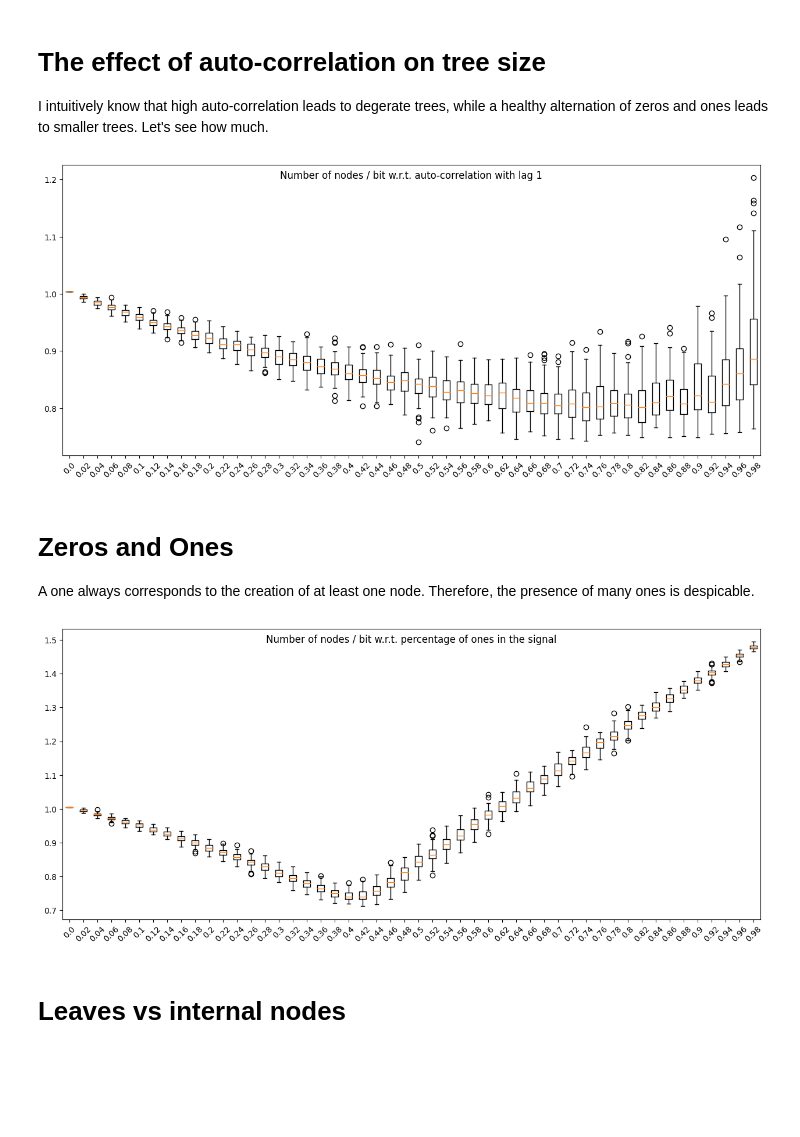
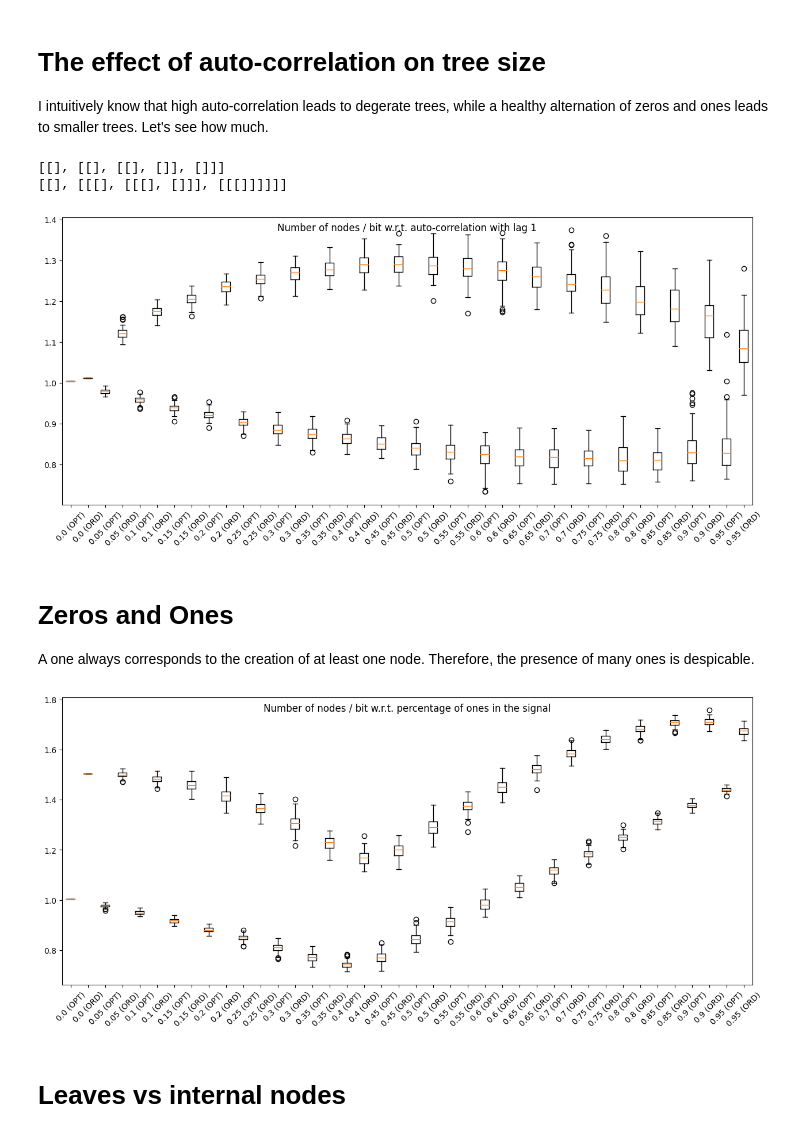
Before and after one commit to marcomaida/treecode, a Jupyter notebook: experiments/evaluation.ipynb, the cells around one changed output. Drawn from its saved outputs; the diff is of its cells as text; code cells hidden in the pictures; blank space fills up the shorter version.

```diff
--- a/experiments/evaluation.ipynb
+++ b/experiments/evaluation.ipynb
@@ -23,31 +23,56 @@ def gen_signal(length, auto_correlation):
 
 def auto_correlation(signal):
     return 1-(np.sum(np.abs(np.diff(signal))) / (len(signal)-1))
+# %%
+# Testing ord
+t = tree.TreeNode([tree.TreeNode(),
+                   tree.TreeNode([tree.TreeNode(),
+                                  tree.TreeNode([
+                                      tree.TreeNode(),
+                                      tree.TreeNode()
+                                  ]),
+                                  tree.TreeNode()])])
+print(t)
+encoding.tree_ord(t)
+print(t)
+# %% [output]
+[[], [[], [[], []], []]]
+[[], [[[], [[[], []]], [[[]]]]]]
 # %%
 # Compute number of nodes in a tree that represents a random signal
 # that has the given autocorrelation, divided by the signal length
 # Effectively returns nodes/bits
-def data_point(length, auto_correlation):
+def data_point(length, auto_correlation, encoding_function):
     stream = bs.bit_stream_literal(gen_signal(length, auto_correlation))
-    t = converter.bits_to_tree(stream)
+    t = encoding_function(stream)
     return t.n_descendants/length
 
 SIG_LENGTH = 1000
 NUM_EXAMPLES_PER_BOX = 100
-NUM_AUTOCORRELATION_STEPS = 50
+NUM_AUTOCORRELATION_STEPS = 20
 
-data = [ [data_point(SIG_LENGTH, a) for _ in range(NUM_EXAMPLES_PER_BOX)]
-         for a in np.linspace(0., 1., NUM_AUTOCORRELATION_STEPS, False)]
+data_opt = [ [data_point(SIG_LENGTH, a, encoding.bits_to_tree)
+             for _ in range(NUM_EXAMPLES_PER_BOX)]
+             for a in np.linspace(0., 1., NUM_AUTOCORRELATION_STEPS, False)]
+data_ord = [ [data_point(SIG_LENGTH, a, encoding.bits_to_tree_ord)
+              for _ in range(NUM_EXAMPLES_PER_BOX)]
+              for a in np.linspace(0., 1., NUM_AUTOCORRELATION_STEPS, False)]
+
+# Zip and flatten
+data = [dp for dpt in zip(data_opt, data_ord) for dp in dpt]
 
 fig = plt.figure(figsize =(12, 5))
 fig.suptitle("Number of nodes / bit w.r.t. auto-correlation with lag 1")
 ax = fig.add_axes([0, 0, 1, 1])
 bp = ax.boxplot(data)
-ax.set_xticklabels(np.round(np.linspace(0., 1., NUM_AUTOCORRELATION_STEPS, False),2))
+
+labels = np.round(np.linspace(0., 1., NUM_AUTOCORRELATION_STEPS, False), 2).repeat(2)
+labels = [str(labels[i]) + (" (OPT)" if i%2==0 else " (ORD)") for i in range(len(labels))]
+ax.set_xticklabels(labels)
 plt.xticks(rotation = 45)
 plt.show()
 # %% [output]
-[figure, old version]
+[figure, new version]
 # %% [markdown]
 # Zeros and Ones
 
@@ -55,28 +80,37 @@ A one always corresponds to the creation of at least one node. Therefore, the pr
 # %%
 # Compute number of nodes in a tree that represents a random signal
 # that has the given percentage of ones inside
-def data_point(length, ones_perc):
+def data_point(length, ones_perc, encoding_function):
     signal = np.random.choice([0,1], length, p=[1-ones_perc, ones_perc])
     stream = bs.bit_stream_literal(signal)
-    t = converter.bits_to_tree(stream)
+    t = encoding_function(stream)
     return t.n_descendants/length
 
 SIG_LENGTH = 1000
 NUM_EXAMPLES_PER_BOX = 100
-NUM_STEPS = 50
+NUM_STEPS = 20
 
-data = [ [data_point(SIG_LENGTH, p) for _ in range(NUM_EXAMPLES_PER_BOX)]
-         for p in np.linspace(0., 1., NUM_STEPS, False)]
+data_opt = [ [data_point(SIG_LENGTH, p, encoding.bits_to_tree)
+              for _ in range(NUM_EXAMPLES_PER_BOX)]
+              for p in np.linspace(0., 1., NUM_STEPS, False)]
+data_ord = [ [data_point(SIG_LENGTH, p, encoding.bits_to_tree_ord)
+              for _ in range(NUM_EXAMPLES_PER_BOX)]
+              for p in np.linspace(0., 1., NUM_STEPS, False)]
+
+data = [dp for dpt in zip(data_opt, data_ord) for dp in dpt]
 
 fig = plt.figure(figsize =(12, 5))
 fig.suptitle("Number of nodes / bit w.r.t. percentage of ones in the signal")
 ax = fig.add_axes([0, 0, 1, 1])
 bp = ax.boxplot(data)
-ax.set_xticklabels(np.round(np.linspace(0., 1., NUM_STEPS, False),2))
+
+labels = np.round(np.linspace(0., 1., NUM_STEPS, False), 2).repeat(2)
+labels = [str(labels[i]) + (" (OPT)" if i%2==0 else " (ORD)") for i in range(len(labels))]
+ax.set_xticklabels(labels)
 plt.xticks(rotation = 45)
 plt.show()
 # %% [output]
-[figure, old version]
+[figure, new version]
 # %% [markdown]
 # Leaves vs internal nodes
 # %%
```
Also changed, not shown: parts of 2 cells of this notebook, 4 other files.
